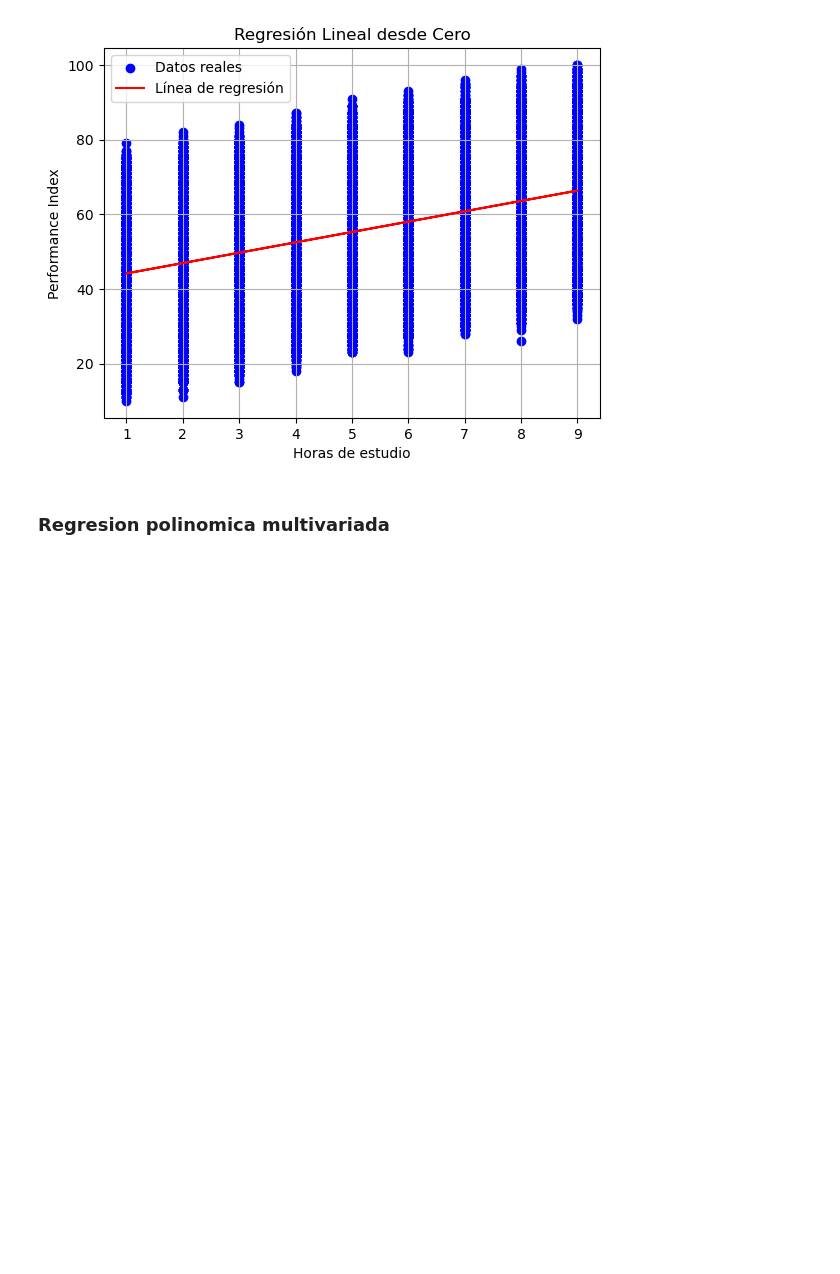
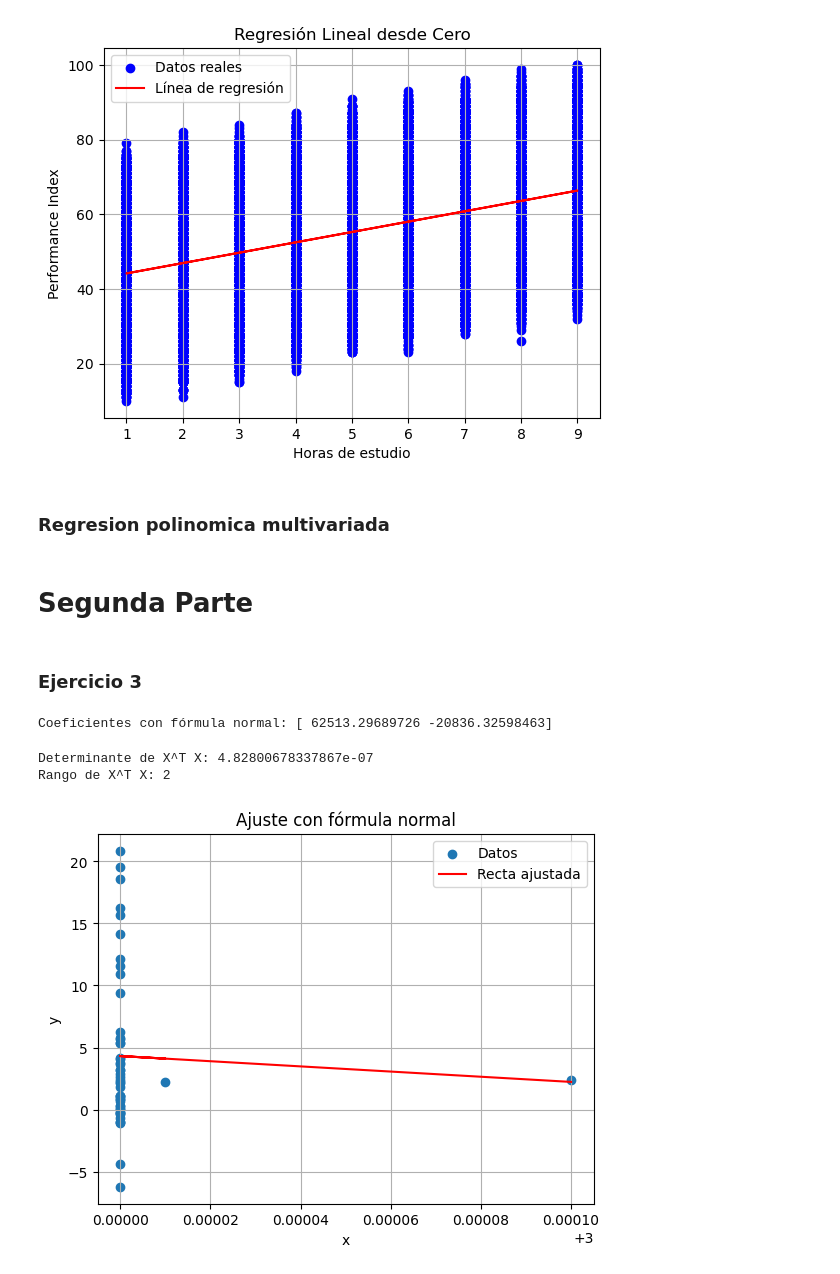
Before and after one commit to GuidoDSalem/-Metodos--TP1--2025c1, a Jupyter notebook: Main.ipynb, the cells around one changed output. Saved outputs shown, nothing was run; the diff lists cells and outputs as text; code cells hidden in the pictures; blank space fills up the shorter version.

Commit message:
csvs y demo de ejercicio 3

```diff
--- a/Main.ipynb
+++ b/Main.ipynb
@@ -283,3 +283,47 @@ mse = np.mean((y - y_pred) ** 2)
 # Mostrar resultados
 print("Coeficientes (β):", beta.flatten())
 print("MSE:", mse)
+# %% [markdown]
+# Segunda Parte
+# %% [markdown]
+### Ejercicio 3
+# %%
+import numpy as np
+import pandas as pd
+import matplotlib.pyplot as plt
+
+# Leer los datos
+df = pd.read_csv("segunda_parte_csv\ejercicio_3.csv")
+
+# Armar matriz X con término independiente (columna de 1s)
+X = np.vstack([np.ones(len(df)), df["x"]]).T
+y = df["y"].values
+
+# a) Aproximar y graficar usando la fórmula normal: (X^T X)^(-1) X^T y
+XtX = X.T @ X
+XtX_inv = np.linalg.inv(XtX)  # Esto puede fallar si XtX no es invertible
+beta = XtX_inv @ X.T @ y
+
+print("Coeficientes con fórmula normal:", beta)
+# %% [output]
+Coeficientes con fórmula normal: [ 62513.29689726 -20836.32598463]
+# %%
+# b) ¿Qué ocurre? ¿Por qué?
+# Calculamos el determinante y el rango de X^T X
+print("Determinante de X^T X:", np.linalg.det(X.T @ X))
+print("Rango de X^T X:", np.linalg.matrix_rank(X.T @ X))
+# Graficar con los mismos x que los datos originales
+y_recta = X @ beta  # Predicciones en los mismos x
+
+plt.scatter(df["x"], y, label='Datos')
+plt.plot(df["x"], y_recta, color='red', label='Recta ajustada')
+plt.xlabel("x")
+plt.ylabel("y")
+plt.title("Ajuste con fórmula normal")
+plt.legend()
+plt.grid(True)
+plt.show()
+# %% [output]
+Determinante de X^T X: 4.82800678337867e-07
+Rango de X^T X: 2
+[figure, added]
```
Also changed, not shown: 5 other files.
